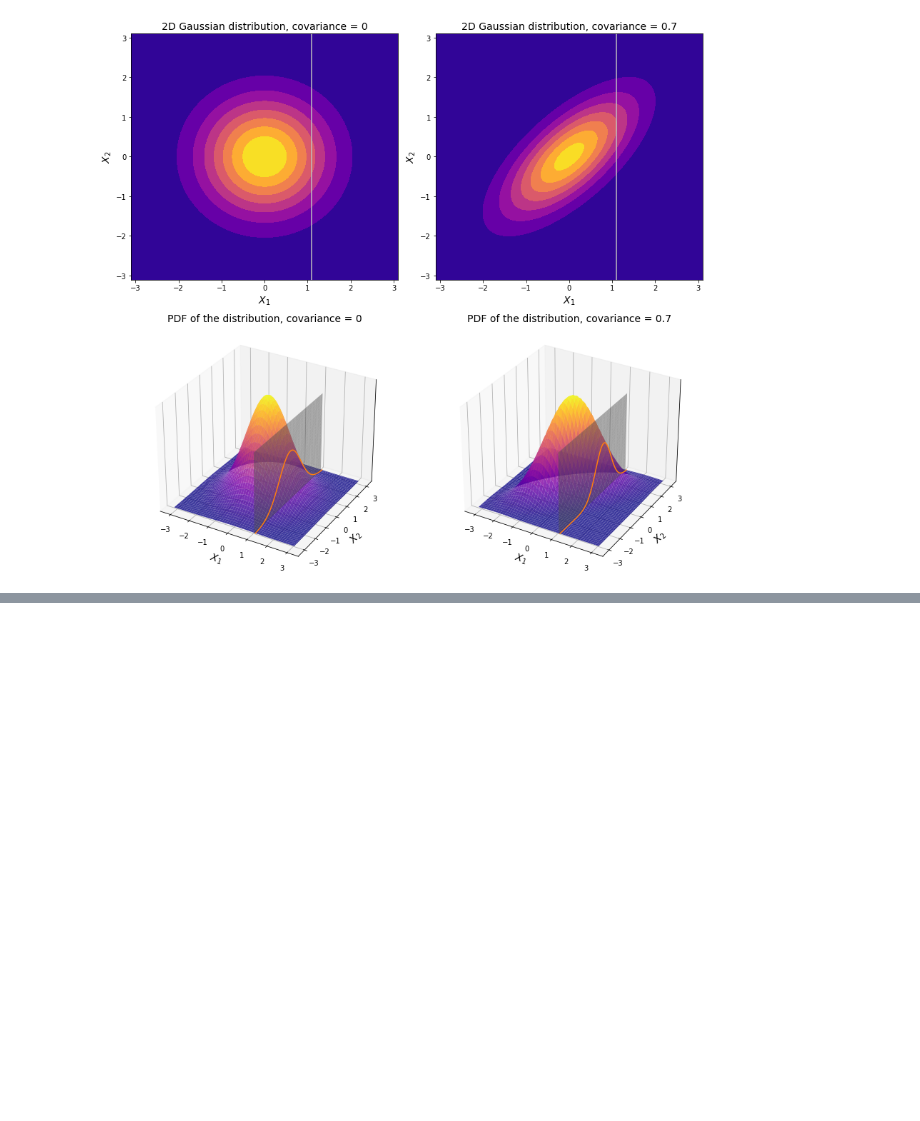
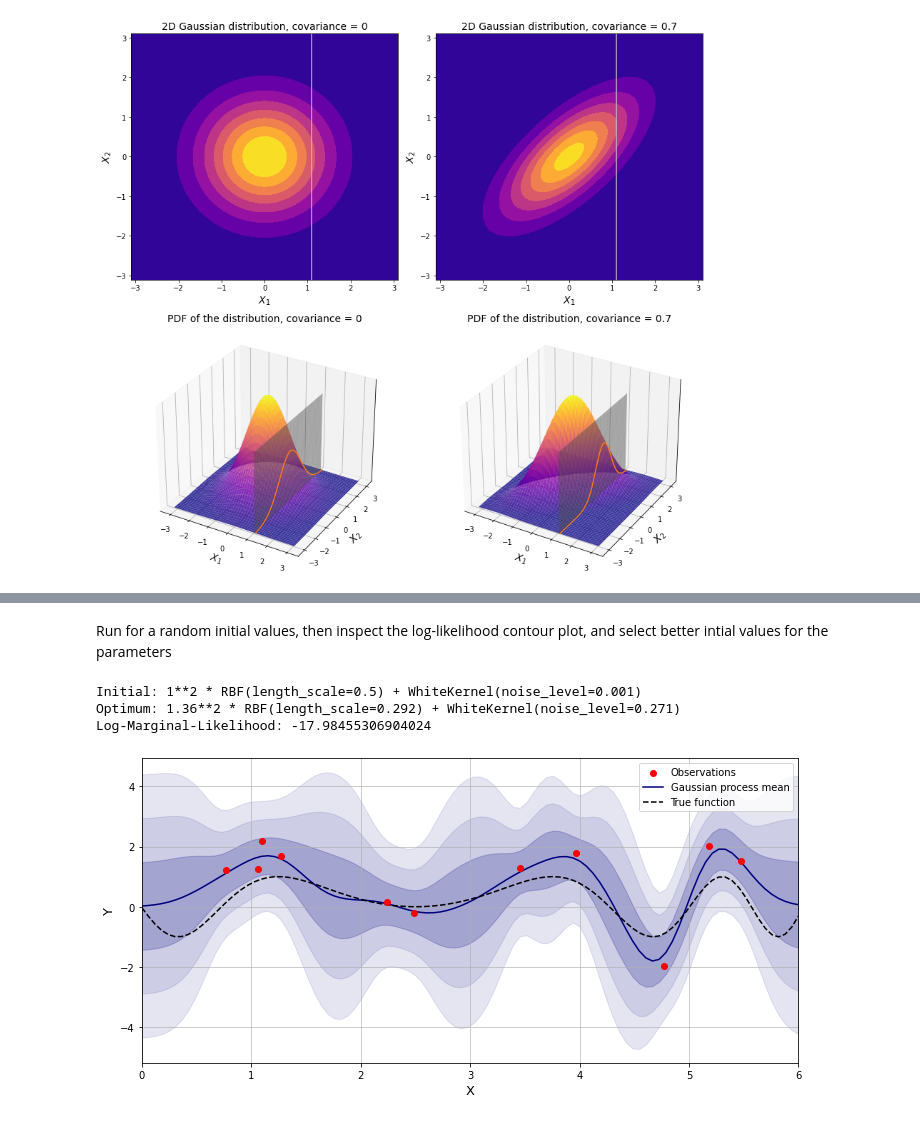
Before and after one commit to vzahorui/vzahorui.github.io, a Jupyter notebook: jupyter_notebooks/regression/gaussian_process.ipynb, the cells around one changed output, grey strips where cells are left out. Cells and saved outputs as stored; diff of their text form; code cells hidden in the pictures; blank space fills up the shorter version.

```diff
--- a/jupyter_notebooks/regression/gaussian_process.ipynb
+++ b/jupyter_notebooks/regression/gaussian_process.ipynb
@@ -67,0 +202,19 @@ np.full((2, 2), 8).max()
+# %% [markdown]
+Run for a random initial values, then inspect the log-likelihood contour plot, and select better intial values for the parameters
+# %%
+rng = np.random.RandomState(355)
+X_train = rng.uniform(0, 5.5, 11).reshape(-1, 1)
+y_train = 2*np.sin((X_train[:, 0] - 2.5) ** 2) + rng.normal(0, 0.3, size=X_train[:, 0].shape)
+
+# all space of X
+x = np.linspace(0, 6, 100)
+
+kernel = ConstantKernel() * RBF(length_scale=0.5, length_scale_bounds=(1e-2, 1e3)) + WhiteKernel(
+    noise_level=0.001, noise_level_bounds=(1e-5, 1e1)
+)
+gpr_model = plot_posterior(X_train, y_train, x, kernel, png_name='gp_rbf_fit_example')
+# %% [output]
+Initial: 1**2 * RBF(length_scale=0.5) + WhiteKernel(noise_level=0.001)
+Optimum: 1.36**2 * RBF(length_scale=0.292) + WhiteKernel(noise_level=0.271)
+Log-Marginal-Likelihood: -17.98455306904024
+[figure, added]
```
Also changed, not shown: parts of 22 cells of this notebook, 10 other files.
